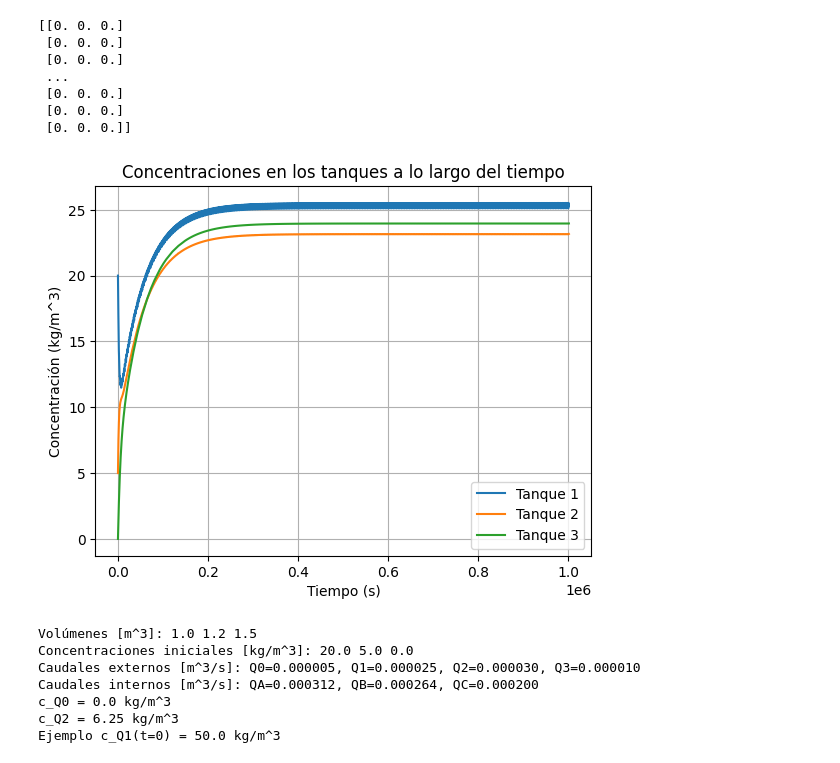
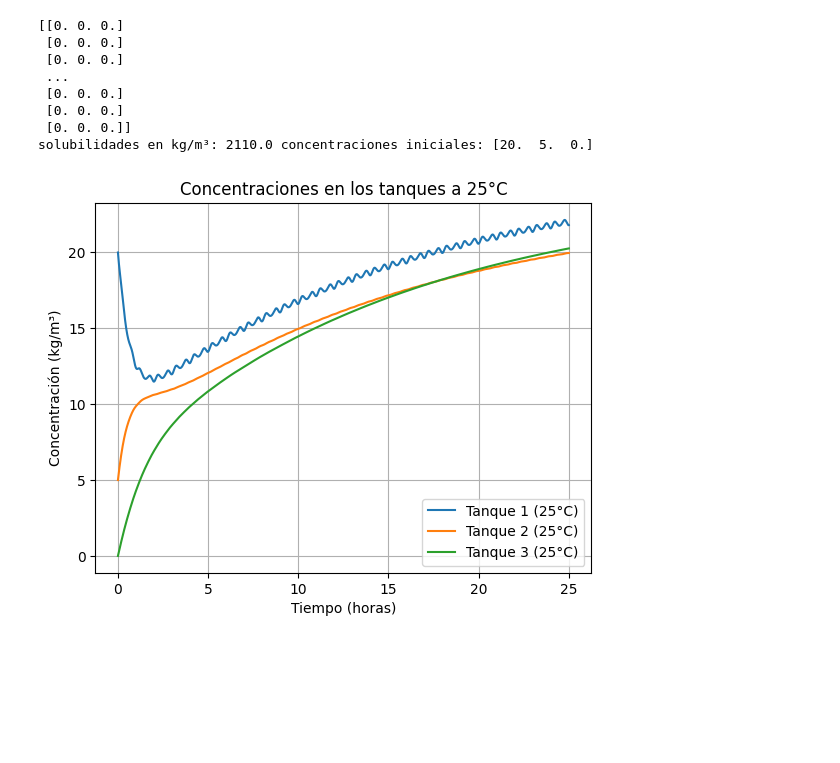
Before and after one commit to JysusCrack2321/solucion-taller-1, a Jupyter notebook: punto2.ipynb, the cells around one changed output. Saved outputs shown, nothing was run; the diff lists cells and outputs as text; code cells hidden in the pictures; blank space fills up the shorter version.

```diff
--- a/punto2.ipynb
+++ b/punto2.ipynb
@@ -1,7 +1,9 @@
 # %%
-import math
 import numpy as np
 import matplotlib.pyplot as plt
+from scipy.interpolate import interp1d
+from scipy.integrate import solve_ivp
+
 
 # Volúmenes de los tanques (m^3)
 V1 = 1.0
@@ -36,60 +38,73 @@ c_Q2 = 6.25e3 / 1000.0        # Línea 2: 6.25×10^3 g/m^3 -> 6.25 kg/m^3
 # c_Q1(t) = c1*(2.0 + sin(0.003491 t) + 0.3 sin(0.005236 t))
 # con c1 = 2.5e4 g/m^3 = 25 kg/m^3
 
-c1 = 2.5e4 / 1000.0   # 25 kg/m^3
+c1 = 2.5e4  / 1000.0   # 25 kg/m^3
 
 def c_Q1(t):
     return c1 * (2.0 + np.sin(0.003491*t) + 0.3*np.sin(0.005236*t))
 
 # Definición de tiempo
 t = 0.0         # Tiempo inicial (s)
-t_final = 1002000.0    # Tiempo final (s)
+t_final = 2.5*3600*10    # Tiempo final (s)
 dt = 1   # Paso de tiempo (s)
 
 #creación del vector de tiempo
 time_vector = np.arange(t, t_final + dt, dt)
 
+temperaturas = [0, 25, 75, 100]  # °C
+solubilidades = [179, 211, 340, 487]  # g/ml
+def func_solubilidad(temp):
+    """Interpolación cuadrática de solubilidad en función de temperatura"""
+    return interp1d(temperaturas, solubilidades, kind='quadratic', fill_value='extrapolate')(temp)*10*1000
+
 #creación de la matriz para almacenar las concentraciones
-x_t = np.zeros(len(time_vector))
-y_t = np.zeros(len(time_vector))
-z_t = np.zeros(len(time_vector))
 concentrations = np.zeros((len(time_vector), 3))  # 3 tanques
 print(concentrations)
 #rellenar la primera fila con las concentraciones iniciales
-x_t[0] = C1_0
-y_t[0] = C2_0
-z_t[0] = C3_0
+
 concentrations[0, :] = [C1_0, C2_0, C3_0]
-#simulación (bucle temporal)
-for i in range(len(time_vector)):
-    x_t[i+1] = x_t[i] + dt * (Q1*c_Q1(time_vector[i]) +(1/2)*QB*y_t[i] + (3/4)*QC*z_t[i] - QA*x_t[i]) / V1
-    y_t[i+1] = y_t[i] + dt * ((3/4)*QA*x_t[i] + Q2*c_Q2 - QB*y_t[i]) / V2
-    z_t[i+1] = z_t[i] + dt * ((1/4)*QA*x_t[i] + (1/2)*QB*y_t[i] - (QC + Q3)*z_t[i]) / V3
+def solucion_con_solubilidad(temperatura, matriz_concentraciones, vector_tiempo):
+    """Simulación de las concentraciones en los tanques considerando la solubilidad variable"""
+    solubility = func_solubilidad(temperatura) / 1000.0  # Convertir g/m³ a kg/m³
+    print("solubilidades en kg/m³:", solubility, "concentraciones iniciales:", matriz_concentraciones[0, :])
+    for i in range(len(vector_tiempo) - 1):
+        t = vector_tiempo[i]
+        x, y, z = matriz_concentraciones[i, :]
+        dxdt = (Q1*c_Q1(t) +(1/2)*QB*y + (3/4)*QC*z - QA*x) / V1
+        dydt = ((3/4)*QA*x + Q2*c_Q2 - QB*y) / V2
+        dzdt = ((1/4)*QA*x + (1/2)*QB*y - (QC + Q3)*z) / V3
+        # Ajustar concentraciones si superan la solubilidad
+        if x > solubility:
+            x = solubility
 
+        if y > solubility:
+            y = solubility
+        if z > solubility:
+            z = solubility
+        # Actualizar concentraciones para el siguiente paso de tiempo
 
-#mostrar resultados
-plt.plot(time_vector, concentrations[:, 0], label='Tanque 1')
-plt.plot(time_vector, concentrations[:, 1], label='Tanque 2')
-plt.plot(time_vector, concentrations[:, 2], label='Tanque 3')
-plt.xlabel('Tiempo (s)')
-plt.ylabel('Concentración (kg/m^3)')
-plt.title('Concentraciones en los tanques a lo largo del tiempo')
+        matriz_concentraciones[i+1, :] = [x + dxdt*dt, y + dydt*dt, z + dzdt*dt]
+
+    return matriz_concentraciones
+
+# simulación para 25°C
+concentrations_25C = solucion_con_solubilidad(25, concentrations.copy(), time_vector)
+plt.plot(time_vector/3600, concentrations_25C[:, 0], label='Tanque 1 (25°C)')
+plt.plot(time_vector/3600, concentrations_25C[:, 1], label='Tanque 2 (25°C)')
+plt.plot(time_vector/3600, concentrations_25C[:, 2], label='Tanque 3 (25°C)')
+plt.xlabel('Tiempo (horas)')
+plt.ylabel('Concentración (kg/m³)')
+plt.title('Concentraciones en los tanques a 25°C')
 plt.legend()
 plt.grid()
 plt.show()
 # %% [output]
 [[0. 0. 0.]
  [0. 0. 0.]
  [0. 0. 0.]
  ...
  [0. 0. 0.]
  [0. 0. 0.]
  [0. 0. 0.]]
+solubilidades en kg/m³: 2110.0 concentraciones iniciales: [20.  5.  0.]
-[figure, old version]
+[figure, new version]
-Volúmenes [m^3]: 1.0 1.2 1.5
-Concentraciones iniciales [kg/m^3]: 20.0 5.0 0.0
-Caudales externos [m^3/s]: Q0=0.000005, Q1=0.000025, Q2=0.000030, Q3=0.000010
-Caudales internos [m^3/s]: QA=0.000312, QB=0.000264, QC=0.000200
-c_Q0 = 0.0 kg/m^3
-c_Q2 = 6.25 kg/m^3
-Ejemplo c_Q1(t=0) = 50.0 kg/m^3
```
Also changed, not shown: 1 other file.
